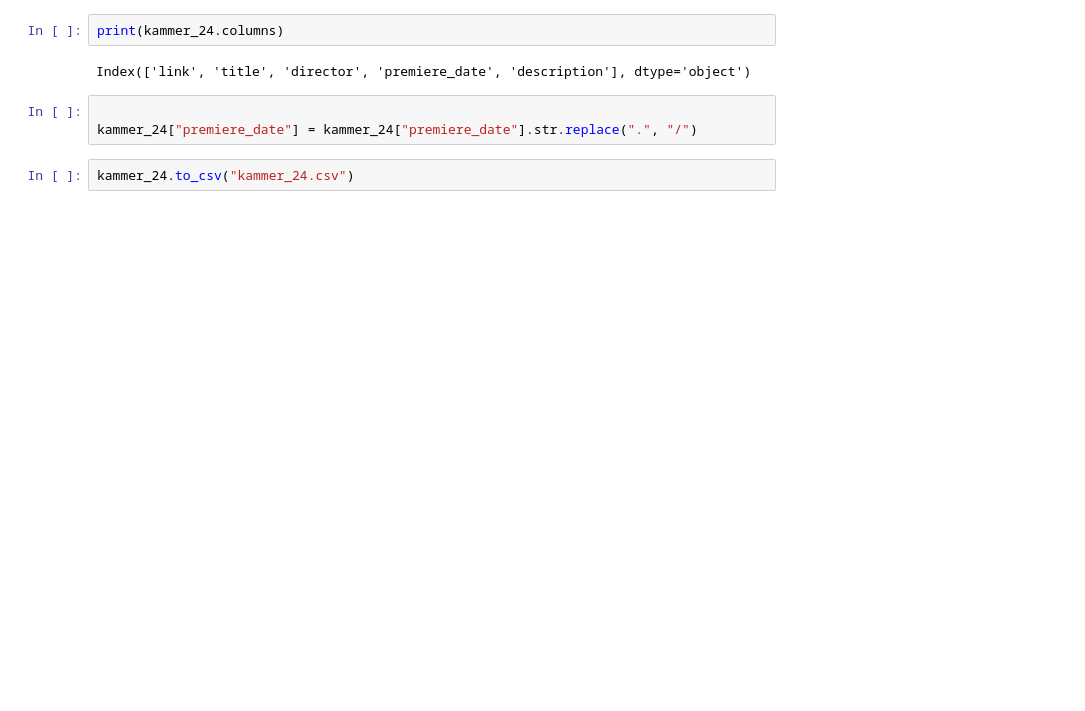
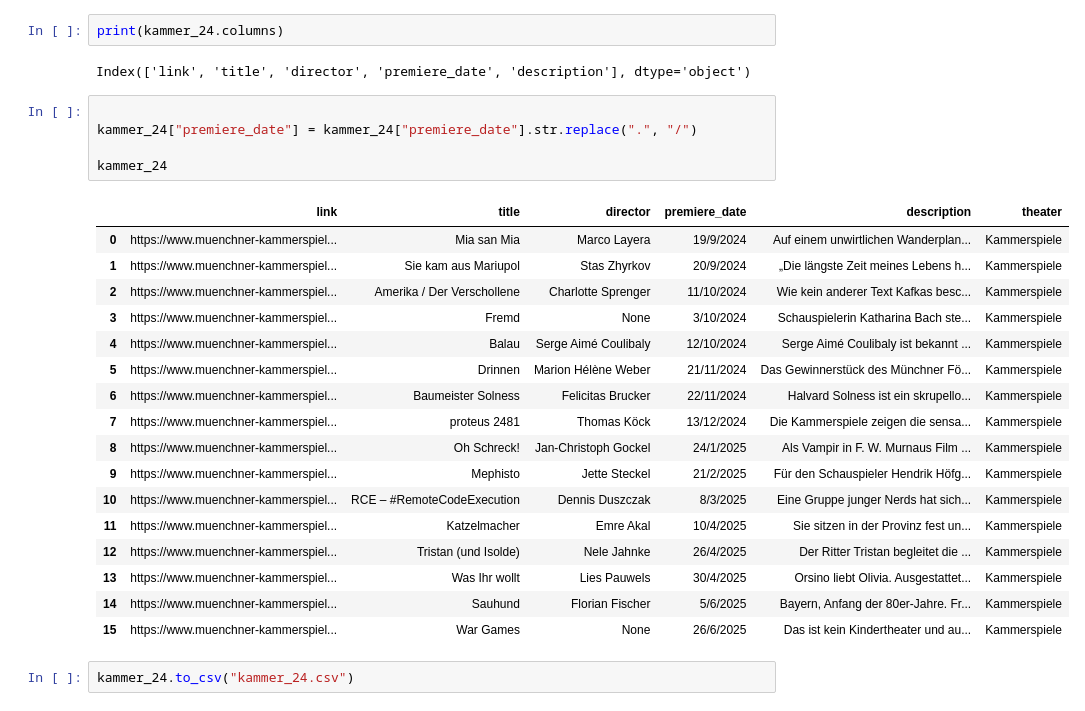
Before and after one commit to ljmirani/theater-premieres, a Jupyter notebook: Scrape_Kammerspiele_lxml.ipynb, the cells around one changed output. Saved outputs shown, nothing was run; the diff lists cells and outputs as text; blank space fills up the shorter version.

```diff
--- a/Scrape_Kammerspiele_lxml.ipynb
+++ b/Scrape_Kammerspiele_lxml.ipynb
@@ -346,5 +345,25 @@ Index(['link', 'title', 'director', 'premiere_date', 'description'], dtype='obje
 # %%
 
 kammer_24["premiere_date"] = kammer_24["premiere_date"].str.replace(".", "/")
+
+kammer_24
+# %% [output]
+|  | link | title | director | premiere_date | description | theater |
+| 0 | https://www.muenchner-kammerspiel... | Mia san Mia | Marco Layera | 19/9/2024 | Auf einem unwirtlichen Wanderplan... | Kammerspiele |
+| 1 | https://www.muenchner-kammerspiel... | Sie kam aus Mariupol | Stas Zhyrkov | 20/9/2024 | „Die längste Zeit meines Lebens h... | Kammerspiele |
+| 2 | https://www.muenchner-kammerspiel... | Amerika / Der Verschollene | Charlotte Sprenger | 11/10/2024 | Wie kein anderer Text Kafkas besc... | Kammerspiele |
+| 3 | https://www.muenchner-kammerspiel... | Fremd | None | 3/10/2024 | Schauspielerin Katharina Bach ste... | Kammerspiele |
+| 4 | https://www.muenchner-kammerspiel... | Balau | Serge Aimé Coulibaly | 12/10/2024 | Serge Aimé Coulibaly ist bekannt ... | Kammerspiele |
+| 5 | https://www.muenchner-kammerspiel... | Drinnen | Marion Hélène Weber | 21/11/2024 | Das Gewinnerstück des Münchner Fö... | Kammerspiele |
+| 6 | https://www.muenchner-kammerspiel... | Baumeister Solness | Felicitas Brucker | 22/11/2024 | Halvard Solness ist ein skrupello... | Kammerspiele |
+| 7 | https://www.muenchner-kammerspiel... | proteus 2481 | Thomas Köck | 13/12/2024 | Die Kammerspiele zeigen die sensa... | Kammerspiele |
+| 8 | https://www.muenchner-kammerspiel... | Oh Schreck! | Jan-Christoph Gockel | 24/1/2025 | Als Vampir in F. W. Murnaus Film ... | Kammerspiele |
+| 9 | https://www.muenchner-kammerspiel... | Mephisto | Jette Steckel | 21/2/2025 | Für den Schauspieler Hendrik Höfg... | Kammerspiele |
+| 10 | https://www.muenchner-kammerspiel... | RCE – #RemoteCodeExecution | Dennis Duszczak | 8/3/2025 | Eine Gruppe junger Nerds hat sich... | Kammerspiele |
+| 11 | https://www.muenchner-kammerspiel... | Katzelmacher | Emre Akal | 10/4/2025 | Sie sitzen in der Provinz fest un... | Kammerspiele |
+| 12 | https://www.muenchner-kammerspiel... | Tristan (und Isolde) | Nele Jahnke | 26/4/2025 | Der Ritter Tristan begleitet die ... | Kammerspiele |
+| 13 | https://www.muenchner-kammerspiel... | Was Ihr wollt | Lies Pauwels | 30/4/2025 | Orsino liebt Olivia. Ausgestattet... | Kammerspiele |
+| 14 | https://www.muenchner-kammerspiel... | Sauhund | Florian Fischer | 5/6/2025 | Bayern, Anfang der 80er-Jahre. Fr... | Kammerspiele |
+| 15 | https://www.muenchner-kammerspiel... | War Games | None | 26/6/2025 | Das ist kein Kindertheater und au... | Kammerspiele |
 # %%
 kammer_24.to_csv("kammer_24.csv")
```
Also changed, not shown: parts of 3 cells of this notebook, 9 other files.
